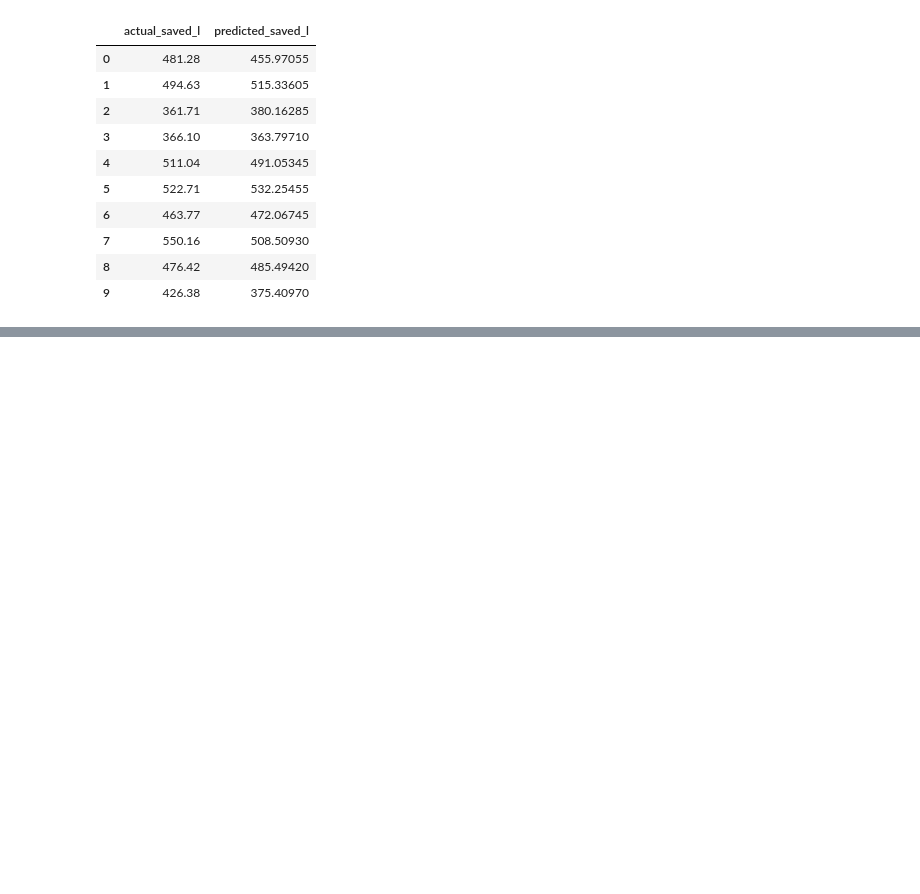
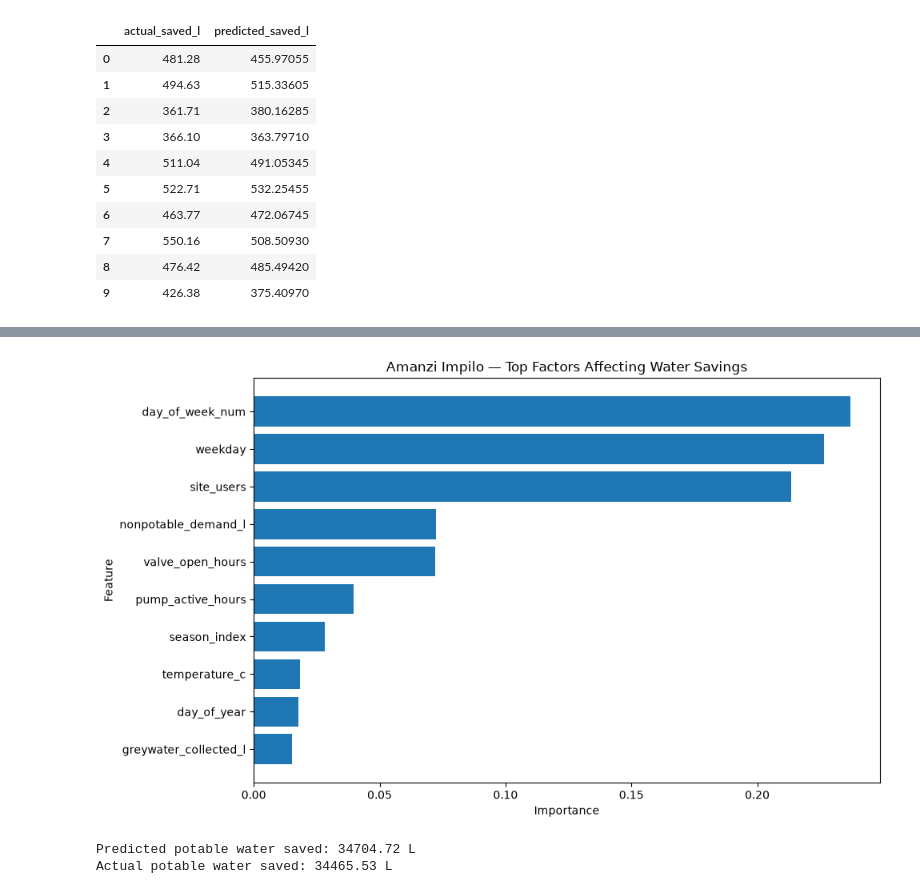
Before and after one commit to Xolane3/greywater-model, a Jupyter notebook: 01_water_savings_model.ipynb, the cells around one changed output, grey strips where cells are left out. Drawn from its saved outputs; the diff is of its cells as text; code cells hidden in the pictures; blank space fills up the shorter version.

```diff
--- a/01_water_savings_model.ipynb
+++ b/01_water_savings_model.ipynb
@@ -217,0 +269,13 @@ results.head(10)
+# %%
+# Find which factors influence the prediction
+importance = pd.DataFrame({
+    "feature": X_train.columns,
+    "importance": model.feature_importances_
+})
+
+importance = importance.sort_values(
+    "importance",
+    ascending=False
+)
+
+importance.head(10)
@@ -217,0 +294,40 @@ results.head(10)
+# %%
+#  The machine-learning model identifies the variables that have the strongest relationship with predicted potable-water savings.
+plt.figure(figsize=(10, 6))
+
+plt.barh(
+    importance["feature"].head(10),
+    importance["importance"].head(10)
+)
+
+plt.xlabel("Importance")
+plt.ylabel("Feature")
+plt.title("Amanzi Impilo — Top Factors Affecting Water Savings")
+
+plt.gca().invert_yaxis()
+
+plt.tight_layout()
+plt.show()
+# %% [output]
+[figure, added]
+# %%
+# Calculate the annual prediction
+#
+predicted_total = predictions.sum()
+
+actual_total = y_test.sum()
+
+print(
+    "Predicted potable water saved:",
+    round(predicted_total, 2),
+    "L"
+)
+
+print(
+    "Actual potable water saved:",
+    round(actual_total, 2),
+    "L"
+)
+# %% [output]
+Predicted potable water saved: 34704.72 L
+Actual potable water saved: 34465.53 L
```
Also changed, not shown: parts of 3 cells of this notebook.
